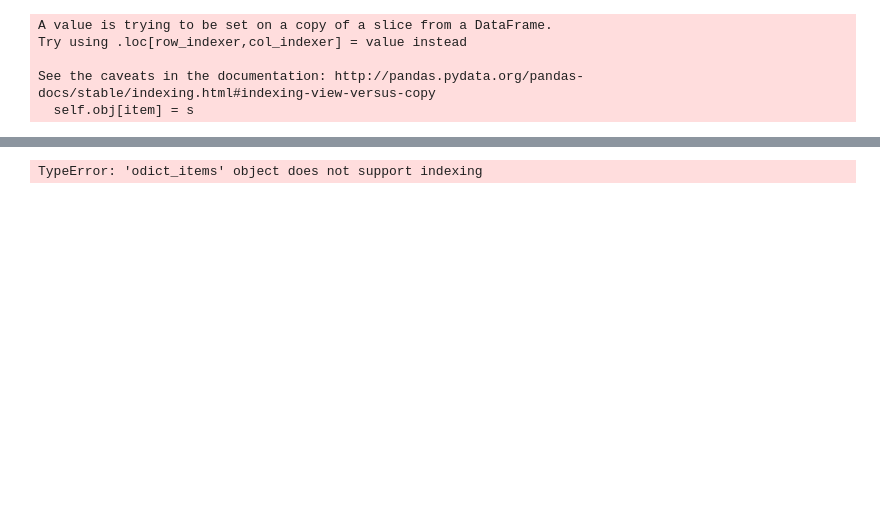
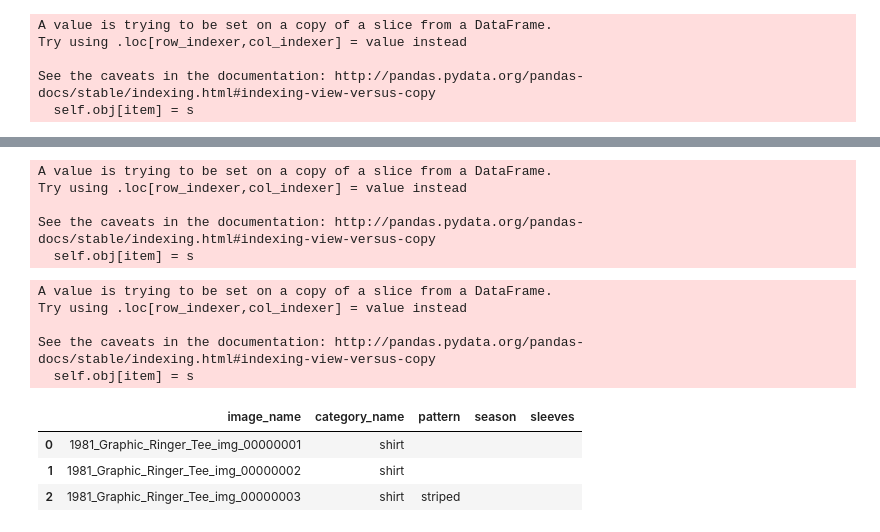
Before and after one commit to starsuzi/deep-fashion, a Jupyter notebook: convert-to-xml.ipynb, the cells around one changed output, grey strips where cells are left out. Cells and saved outputs as stored; diff of their text form; code cells hidden in the pictures; blank space fills up the shorter version.

```diff
--- a/convert-to-xml.ipynb
+++ b/convert-to-xml.ipynb
@@ -81,2 +60,0 @@ df_ex.loc[df_ex['striped'] == 1]
-# %%
-df_ex['pattern'] = df_ex['pattern'].map()
@@ -136,14 +61,51 @@ print (lxml.etree.tostring(the_doc, pretty_print=True,encoding='unicode'))
-# %%
-with open('./Anno/changed/etri/ex.csv') as f:
-    for row in csv.DictReader(f):
-        root = Element('gmd:MD_Metadata')
-        tree = ElementTree(root)
-        filename = row.items()[10]  # where 7 is the column your interested in
-        for k, v in row.items():
-            child = SubElement(root, k)
-            child.text = v
-            reader = csv.DictReader(f)
-            tree.write(open(r'C:\Users\goodman\Desktop\deep_fashion_apply\Anno\changed\etri/' + filename  + '.xml','w'))
-            #print tostring(root)
-# %% [output]
-TypeError: 'odict_items' object does not support indexing
+# %%
+set_summer = set(df_ex.loc[df_ex['summer'] == 1]['image_name'])
+
+for i,img_name in enumerate(df_ex['image_name']):
+    if img_name in set_summer:
+        df_ex.loc[i, 'season'] = 'summer'
+
+    else:
+        df_ex.loc[i, 'season'] = ''
+# %% [output]
+A value is trying to be set on a copy of a slice from a DataFrame.
+Try using .loc[row_indexer,col_indexer] = value instead
+
+See the caveats in the documentation: http://pandas.pydata.org/pandas-docs/stable/indexing.html#indexing-view-versus-copy
+  self.obj[item] = s
+# %%
+set_long = set(df_ex.loc[df_ex['long'] == 1]['image_name'])
+set_short = set(df_ex.loc[df_ex['short'] == 1]['image_name'])
+#set_shortSleeves = set(df_ex.loc[df_ex['short sleeves'] == 1]['image_name'])
+set_longSleeves = set(df_ex.loc[df_ex['long sleeves'] == 1]['image_name'])
+set_noSleeves = set(df_ex.loc[df_ex['no sleeves'] == 1]['image_name'])
+
+for i,img_name in enumerate(df_ex['image_name']):
+    if img_name in set_long:
+        df_ex.loc[i, 'sleeves'] = 'long'
+    elif img_name in set_short:
+        df_ex.loc[i, 'sleeves'] = 'short'
+#    elif img_name in set_shortSleeves:
+#        df_ex.loc[i, 'sleeves'] = 'short sleeves'
+    elif img_name in set_longSleeves:
+        df_ex.loc[i, 'sleeves'] = 'long sleeves'
+    elif img_name in set_noSleeves:
+        df_ex.loc[i, 'sleeves'] = 'no sleeves'
+
+    else:
+        df_ex.loc[i, 'sleeves'] = ''
+# %% [output]
+A value is trying to be set on a copy of a slice from a DataFrame.
+Try using .loc[row_indexer,col_indexer] = value instead
+
+See the caveats in the documentation: http://pandas.pydata.org/pandas-docs/stable/indexing.html#indexing-view-versus-copy
+  self.obj[item] = s
+# %%
+df_f = pd.concat([df_ex.iloc[:3,:2], df_ex.iloc[:3,12:]],axis=1)
+# %%
+df_f.head()
+# %% [output]
+|  | image_name | category_name | pattern | season | sleeves |
+| 0 | 1981_Graphic_Ringer_Tee_img_00000001 | shirt |  |  |  |
+| 1 | 1981_Graphic_Ringer_Tee_img_00000002 | shirt |  |  |  |
+| 2 | 1981_Graphic_Ringer_Tee_img_00000003 | shirt | striped |  |  |
```
Also changed, not shown: parts of 17 cells of this notebook.
